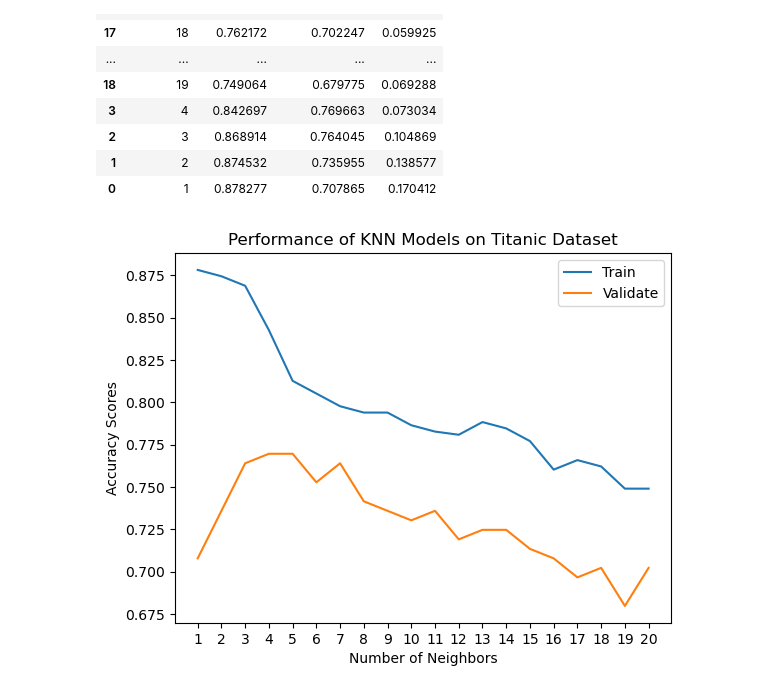
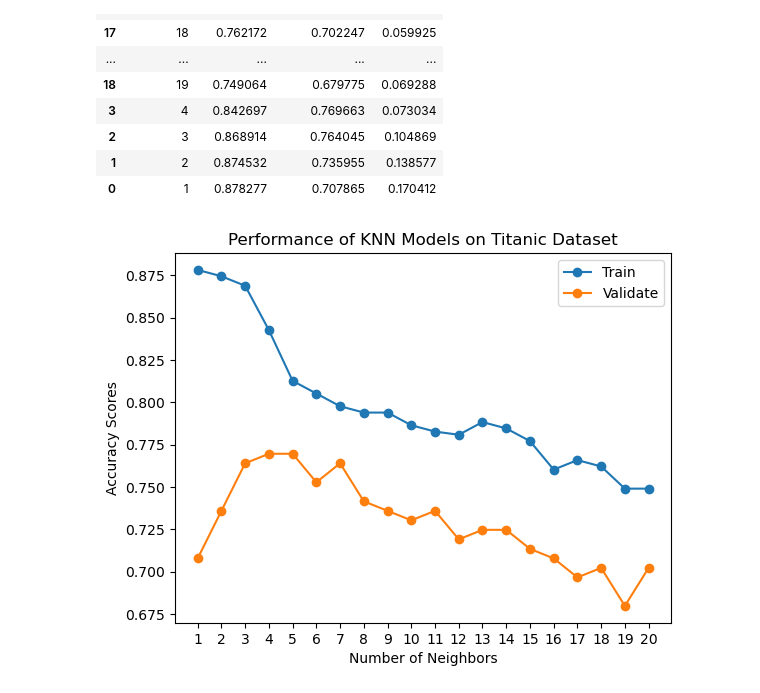
Before and after one commit to wilson-velasco/classification-exercises, a Jupyter notebook: knn_model.ipynb, the cells around one changed output. Drawn from its saved outputs; the diff is of its cells as text; code cells hidden in the pictures.

```diff
--- a/knn_model.ipynb
+++ b/knn_model.ipynb
@@ -444,14 +444,14 @@ scores.sort_values('score_diff')
 | 1 | 2 | 0.874532 | 0.735955 | 0.138577 |
 | 0 | 1 | 0.878277 | 0.707865 | 0.170412 |
 # %%
-plt.plot(scores.neighbors, scores.train_score, label='Train')
-plt.plot(scores.neighbors, scores.validate_score, label='Validate')
+plt.plot(scores.neighbors, scores.train_score, label='Train', marker='o')
+plt.plot(scores.neighbors, scores.validate_score, label='Validate', marker='o')
 plt.legend()
 plt.xlabel('Number of Neighbors')
 plt.ylabel('Accuracy Scores')
 plt.title('Performance of KNN Models on Titanic Dataset')
 plt.xticks(ticks=range(1,21));
 # %% [output]
-[figure, old version]
+[figure, new version]
 # %%
 # Yeah, the above sort of proves that 5, maybe 7 neighbors would be the best fit for this model.
```
Also changed, not shown: parts of 4 cells of this notebook, 2 other files.
